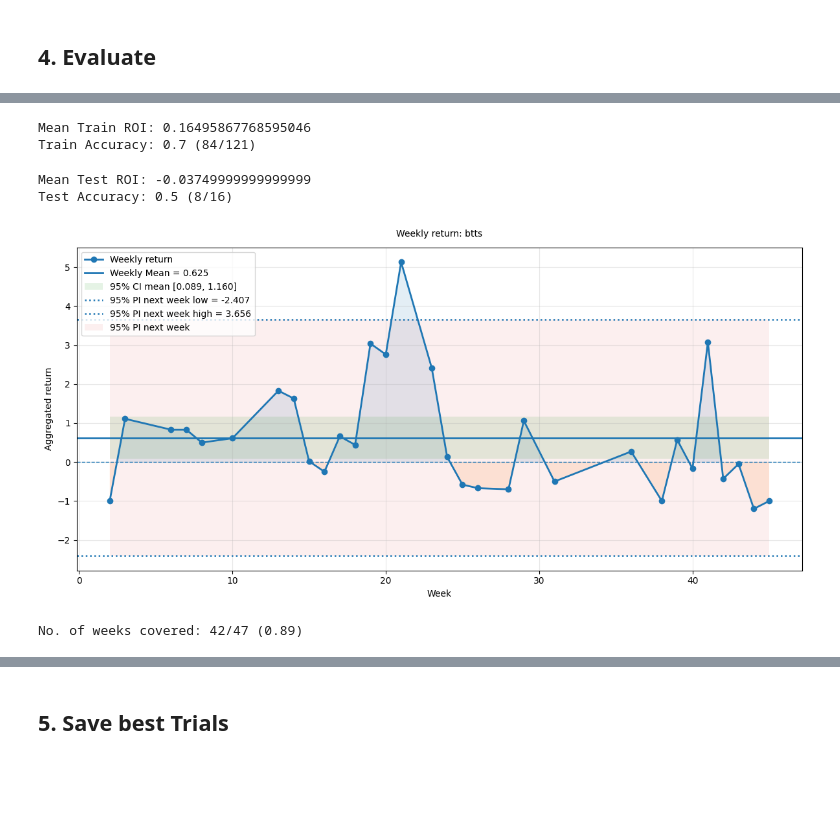
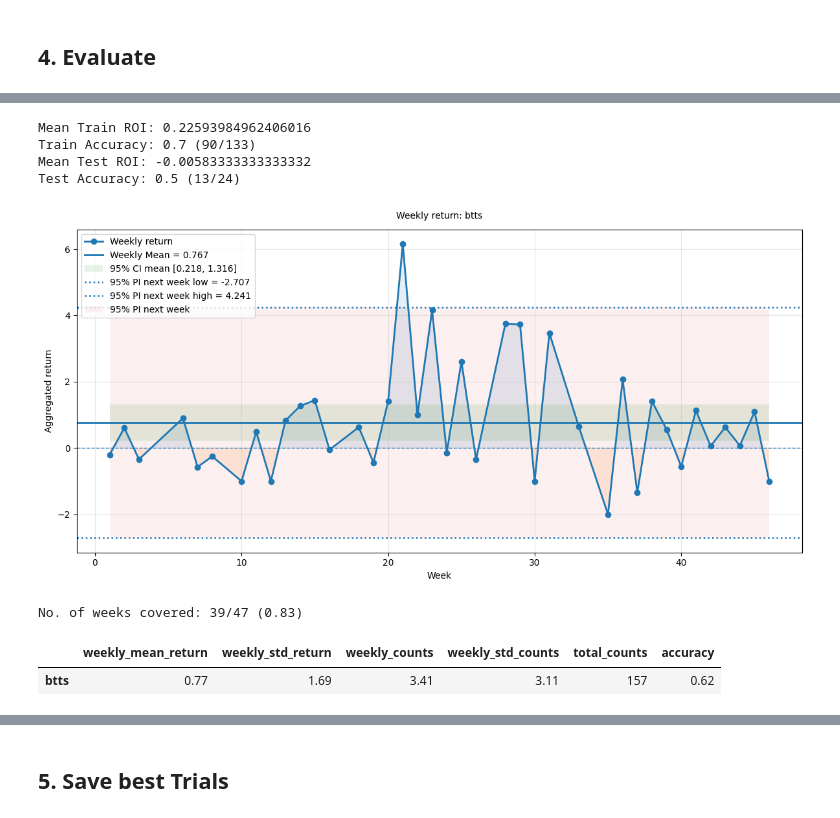
Before and after one commit to NickOLeeney/bet-master-analytics, a Jupyter notebook: src/models/btts/greedy_model.ipynb, the cells around one changed output, grey strips where cells are left out. Cells and saved outputs as stored; diff of their text form; code cells hidden in the pictures; blank space fills up the shorter version.

```diff
--- a/src/models/btts/greedy_model.ipynb
+++ b/src/models/btts/greedy_model.ipynb
@@ -26,23 +29,20 @@ True
 # %% [markdown]
 # 1. Load Data
 # %%
+# Bet setup
 target_col = "btts"
 odds_col: str = "goalNoGoal_quote_currentGG"
 
 # Load data
 df_loaded = get_btts_table()
+df_loaded = df_loaded.sort_values('time').reset_index(drop=True)
+df = df_loaded.copy()
 
-df_loaded = df_loaded.sort_values('time').reset_index(drop=True)
+# Feature Engineering
+df["return"] = df.apply(lambda x: get_return(strategy=x[target_col], odds=x[odds_col]), axis=1).copy()
+df["week"] = add_week_column(df)
 
 # Train/test split
-df = df_loaded.copy()
-df["return"] = df.apply(lambda x: get_return(strategy=x[target_col], odds=x[odds_col]), axis=1).copy()
-
-# Adding week column
-df["week"] = df["time"].dt.to_period("W")
-monday_start = df["time"].min() - pd.to_timedelta(df["time"].min().weekday(), unit="D")
-df["week"] = ((df["time"] - monday_start).dt.days // 7) + 1
-
 df_train, df_test = time_based_train_test_split(df=df, time_col="time", train_frac=0.8)
 # %% [markdown]
 ## 2. Define Parameters
@@ -358,55 +200,56 @@ Max score 2.21
 # %%
-best_score_idx = 7
+best_score_idx = 2
 
 params_dict = best_trials[best_score_idx].user_attrs["params_dict"]
 
 train_mask = get_mask(df_train_binned, params_dict)
 test_mask = get_mask(df_test_binned, params_dict)
 
 df_train_filtered = df_train_binned[train_mask]
 df_test_filtered = df_test_binned[test_mask]
 
-# df = pd.concat([df_train_filtered, df_test_filtered], axis=0)
-# min_score = df.groupby('week')['return'].sum().min()
-# max_score = df.groupby('week')['return'].sum().max()
 
 mean_roi = df_train_filtered["return"].mean()
 right = df_train_filtered[target_col].sum()
 total = df_train_filtered.shape[0]
 
 accuracy = np.round((right / total), 1)
 print(f"Mean Train ROI: {mean_roi}")
 print(f"Train Accuracy: {accuracy} ({right}/{total})")
+
+
+mean_roi = df_test_filtered["return"].mean()
+right = df_test_filtered[target_col].sum()
+total = df_test_filtered.shape[0]
+
+accuracy = np.round((right / total), 1)
+print(f"Mean Test ROI: {mean_roi}")
+print(f"Test Accuracy: {accuracy} ({right}/{total})")
+
+
+df_tot_filtered = pd.concat([df_train_filtered, df_test_filtered], axis=0).reset_index(drop=True).rename(columns={target_col: "result", "time": "date"})
+df_tot_filtered = df_tot_filtered.sort_values(by="date", ascending=False)
+
+df_tot_filtered["strategy"] = target_col
+
+weekly_return, stats = analyze_strategies(df_tot_filtered, strategies=[target_col], print_pi=True)
 # %% [output]
-Mean Train ROI: 0.16495867768595046
-Train Accuracy: 0.7 (84/121)
+Mean Train ROI: 0.22593984962406016
+Train Accuracy: 0.7 (90/133)
+Mean Test ROI: -0.00583333333333332
+Test Accuracy: 0.5 (13/24)
+[figure, added]
-# %%
-mean_roi = df_test_filtered["return"].mean()
-right = df_test_filtered[target_col].sum()
-total = df_test_filtered.shape[0]
-
-accuracy = np.round((right / total), 1)
-print(f"Mean Test ROI: {mean_roi}")
-print(f"Test Accuracy: {accuracy} ({right}/{total})")
-# %% [output]
-Mean Test ROI: -0.03749999999999999
-Test Accuracy: 0.5 (8/16)
-# %%
-sys.path.append("../..")
-from strategies.utils import analyze_strategies, get_best_strategies
-
-df_tot_filtered = pd.concat([df_train_filtered, df_test_filtered], axis=0).reset_index(drop=True).rename(columns={target_col: "result", "time": "date"})
-df_tot_filtered = df_tot_filtered.sort_values(by="date", ascending=False)
-
-df_tot_filtered["strategy"] = target_col
-
-weekly_return, stats = analyze_strategies(df_tot_filtered, strategies=[target_col], print_pi=True)
-# %% [output]
-[figure, removed]
 # %%
+# Get Stats
 weeks = stats["n_weeks"]
 total_weeks = max(df["week"])
 
 print(f"No. of weeks covered: {weeks}/{total_weeks} ({np.round((weeks/total_weeks), 2)})")
+weekly_stats = get_best_strategies(df_tot_filtered).iloc[0].to_dict()
+weekly_stats["weeks_covered"] = np.round((weeks/total_weeks), 2)
+
+get_best_strategies(df_tot_filtered)
 # %% [output]
-No. of weeks covered: 42/47 (0.89)
+No. of weeks covered: 39/47 (0.83)
+|  | weekly_mean_return | weekly_std_return | weekly_counts | weekly_std_counts | total_counts | accuracy |
+| btts | 0.77 | 1.69 | 3.41 | 3.11 | 157 | 0.62 |
```
Also changed, not shown: parts of 9 cells of this notebook, 5 other files.
